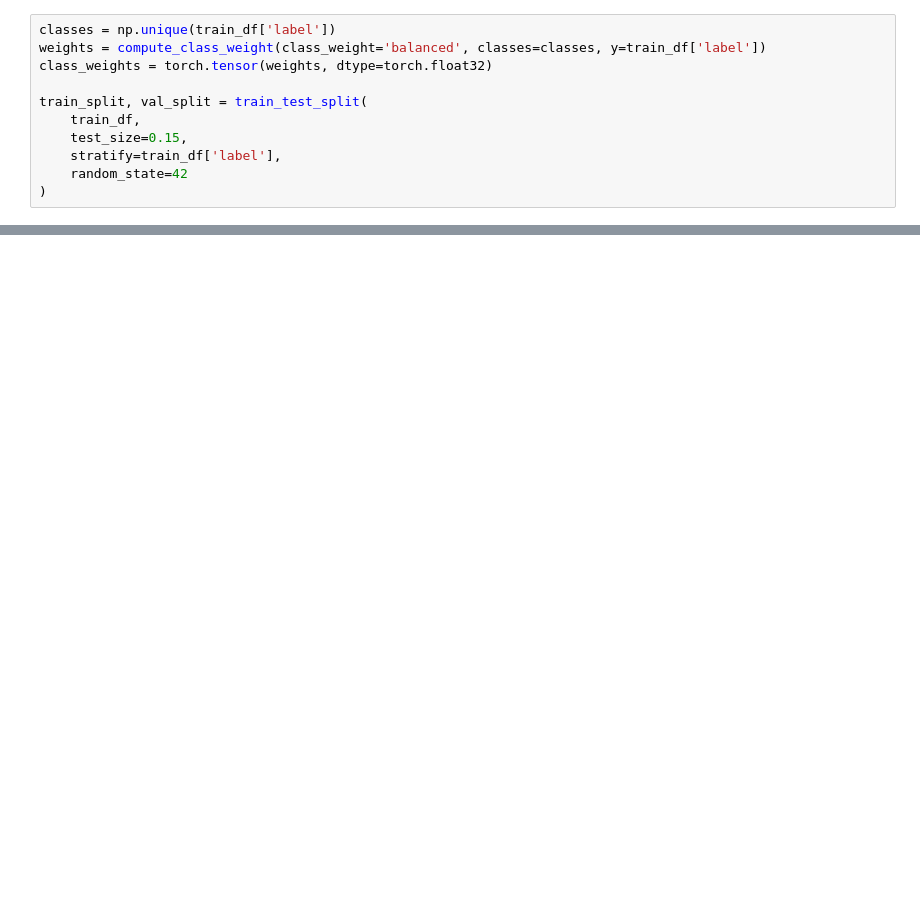
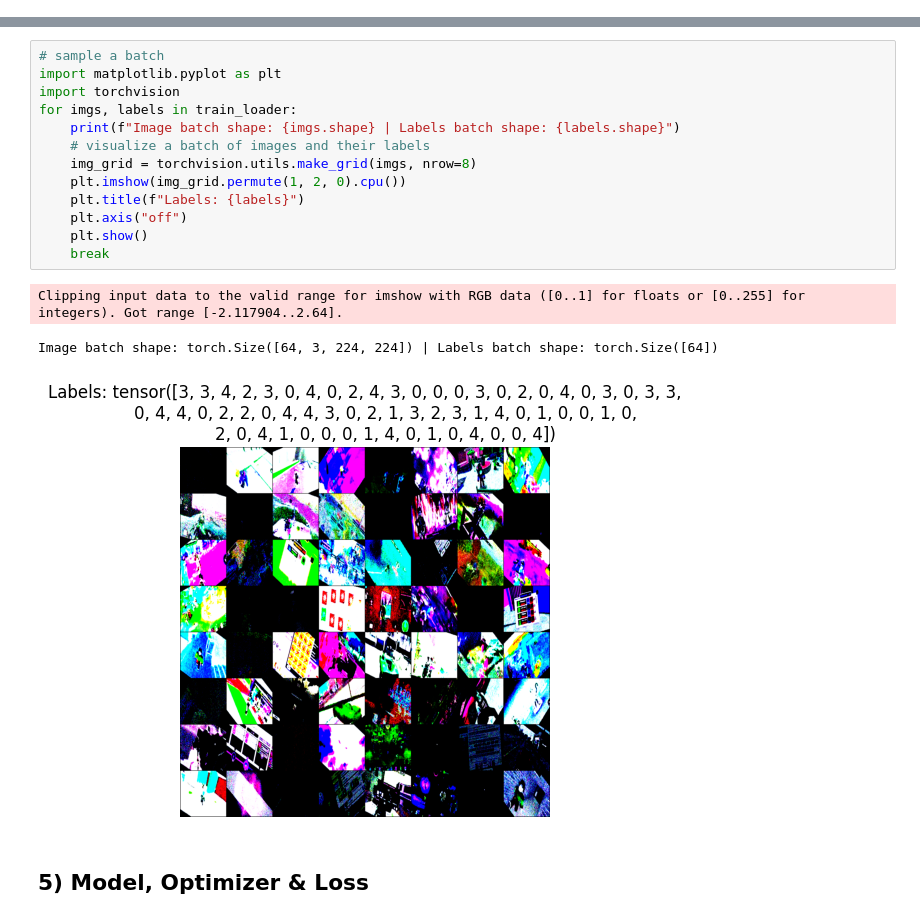
Before and after one commit to Saltywan/CPE342-KAGGLE, a Jupyter notebook: Task4/code.ipynb, the cells around one changed output, grey strips where cells are left out. Saved outputs shown, nothing was run; the diff lists cells and outputs as text; blank space fills up the shorter version.

```diff
--- a/Task4/code.ipynb
+++ b/Task4/code.ipynb
@@ -27,11 +0,0 @@ train_df['label'] = train_df['label'].astype(int)
-# %%
-classes = np.unique(train_df['label'])
-weights = compute_class_weight(class_weight='balanced', classes=classes, y=train_df['label'])
-class_weights = torch.tensor(weights, dtype=torch.float32)
-
-train_split, val_split = train_test_split(
-    train_df,
-    test_size=0.15,
-    stratify=train_df['label'],
-    random_state=42
-)
@@ -105,0 +218,19 @@ print("submission_task4.csv saved")
+# %%
+# sample a batch
+import matplotlib.pyplot as plt
+import torchvision
+for imgs, labels in train_loader:
+    print(f"Image batch shape: {imgs.shape} | Labels batch shape: {labels.shape}")
+    # visualize a batch of images and their labels
+    img_grid = torchvision.utils.make_grid(imgs, nrow=8)
+    plt.imshow(img_grid.permute(1, 2, 0).cpu())
+    plt.title(f"Labels: {labels}")
+    plt.axis("off")
+    plt.show()
+    break
+# %% [output]
+Clipping input data to the valid range for imshow with RGB data ([0..1] for floats or [0..255] for integers). Got range [-2.117904..2.64].
+Image batch shape: torch.Size([64, 3, 224, 224]) | Labels batch shape: torch.Size([64])
+[figure, added]
+# %% [markdown]
+## 5) Model, Optimizer & Loss
```
Also changed, not shown: parts of 20 cells of this notebook.
